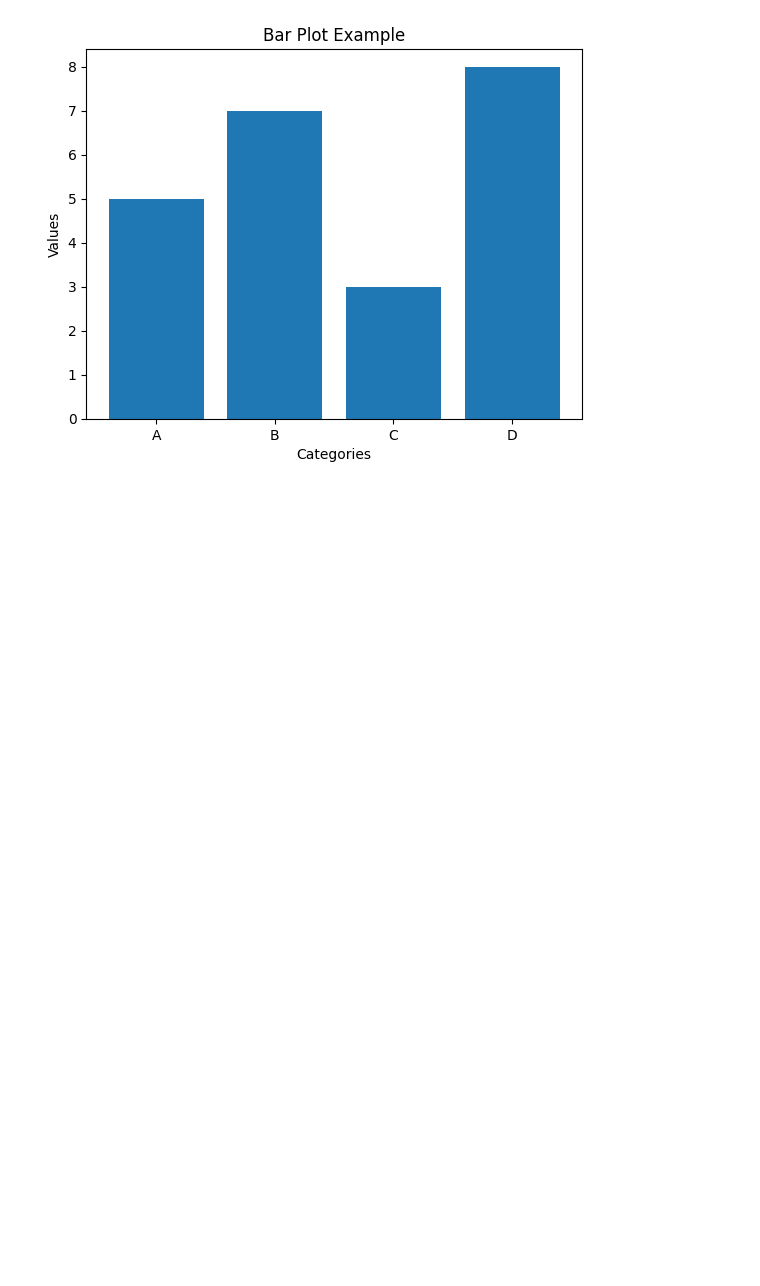
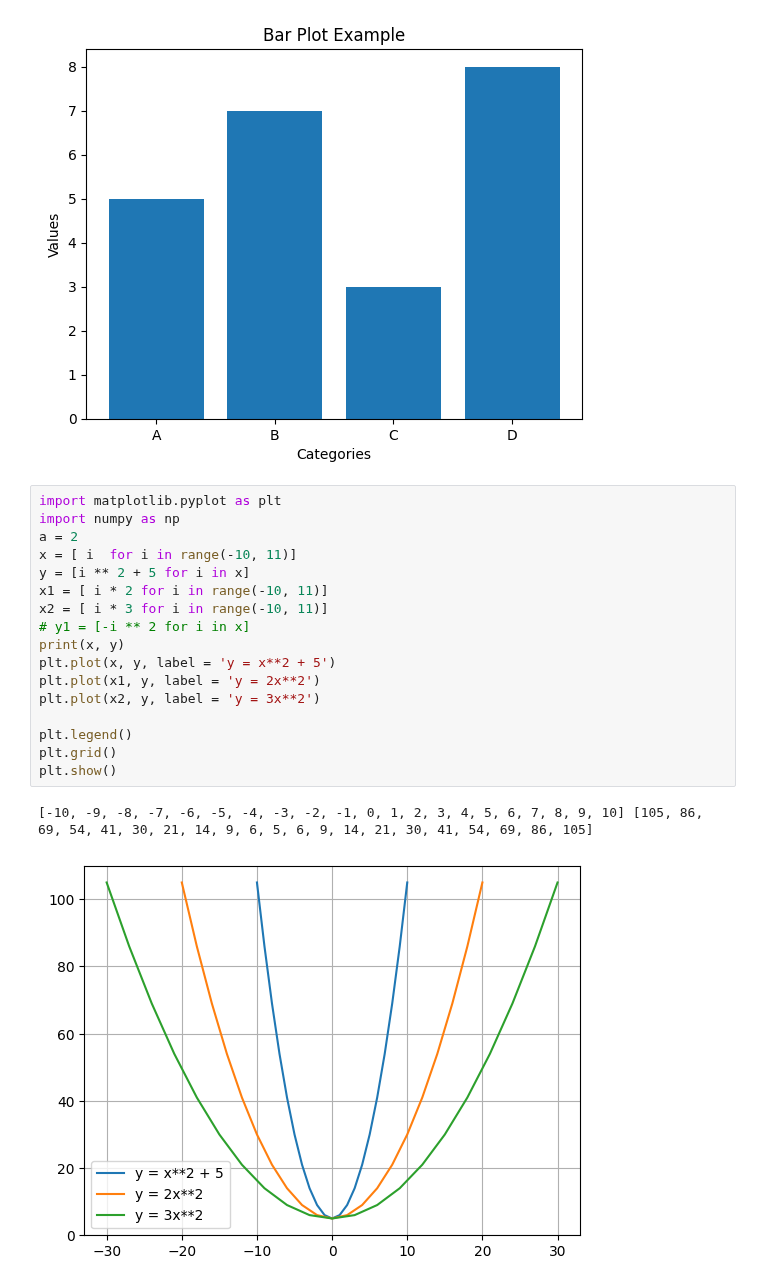
Before and after one commit to business-sixtick/exercise, a Jupyter notebook: mathematics/graph.ipynb, the cells around one changed output. Saved outputs shown, nothing was run; the diff lists cells and outputs as text; blank space fills up the shorter version.

```diff
--- a/mathematics/graph.ipynb
+++ b/mathematics/graph.ipynb
@@ -46,3 +125,23 @@ plt.ylabel('Values')
 plt.show()
 # %% [output]
 [figure]
+# %%
+import matplotlib.pyplot as plt
+import numpy as np
+a = 2
+x = [ i  for i in range(-10, 11)]
+y = [i ** 2 + 5 for i in x]
+x1 = [ i * 2 for i in range(-10, 11)]
+x2 = [ i * 3 for i in range(-10, 11)]
+# y1 = [-i ** 2 for i in x]
+print(x, y)
+plt.plot(x, y, label = 'y = x**2 + 5')
+plt.plot(x1, y, label = 'y = 2x**2')
+plt.plot(x2, y, label = 'y = 3x**2')
+
+plt.legend()
+plt.grid()
+plt.show()
+# %% [output]
+[-10, -9, -8, -7, -6, -5, -4, -3, -2, -1, 0, 1, 2, 3, 4, 5, 6, 7, 8, 9, 10] [105, 86, 69, 54, 41, 30, 21, 14, 9, 6, 5, 6, 9, 14, 21, 30, 41, 54, 69, 86, 105]
+[figure, added]
```
Also changed, not shown: parts of 3 cells of this notebook, 2 other files.
